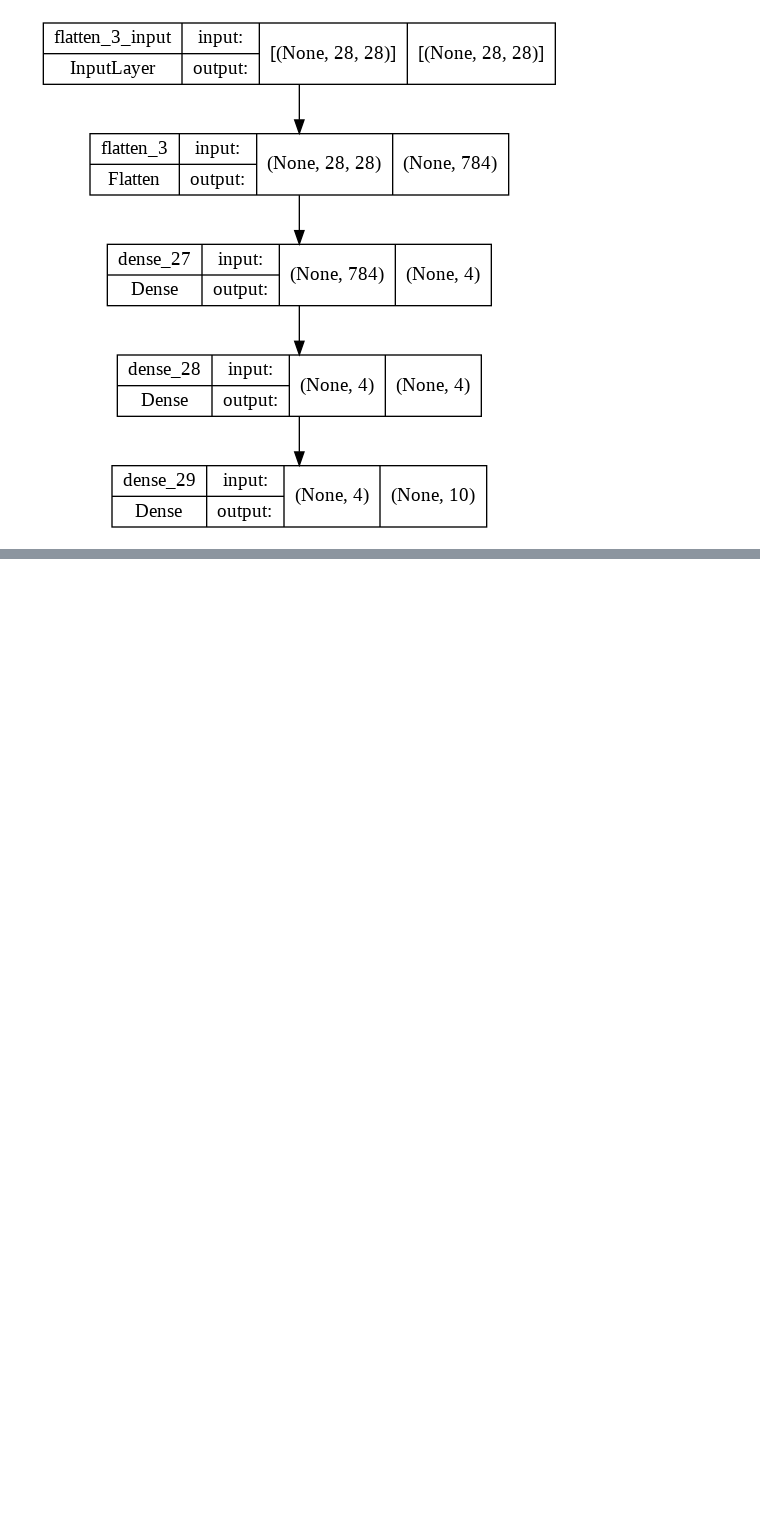
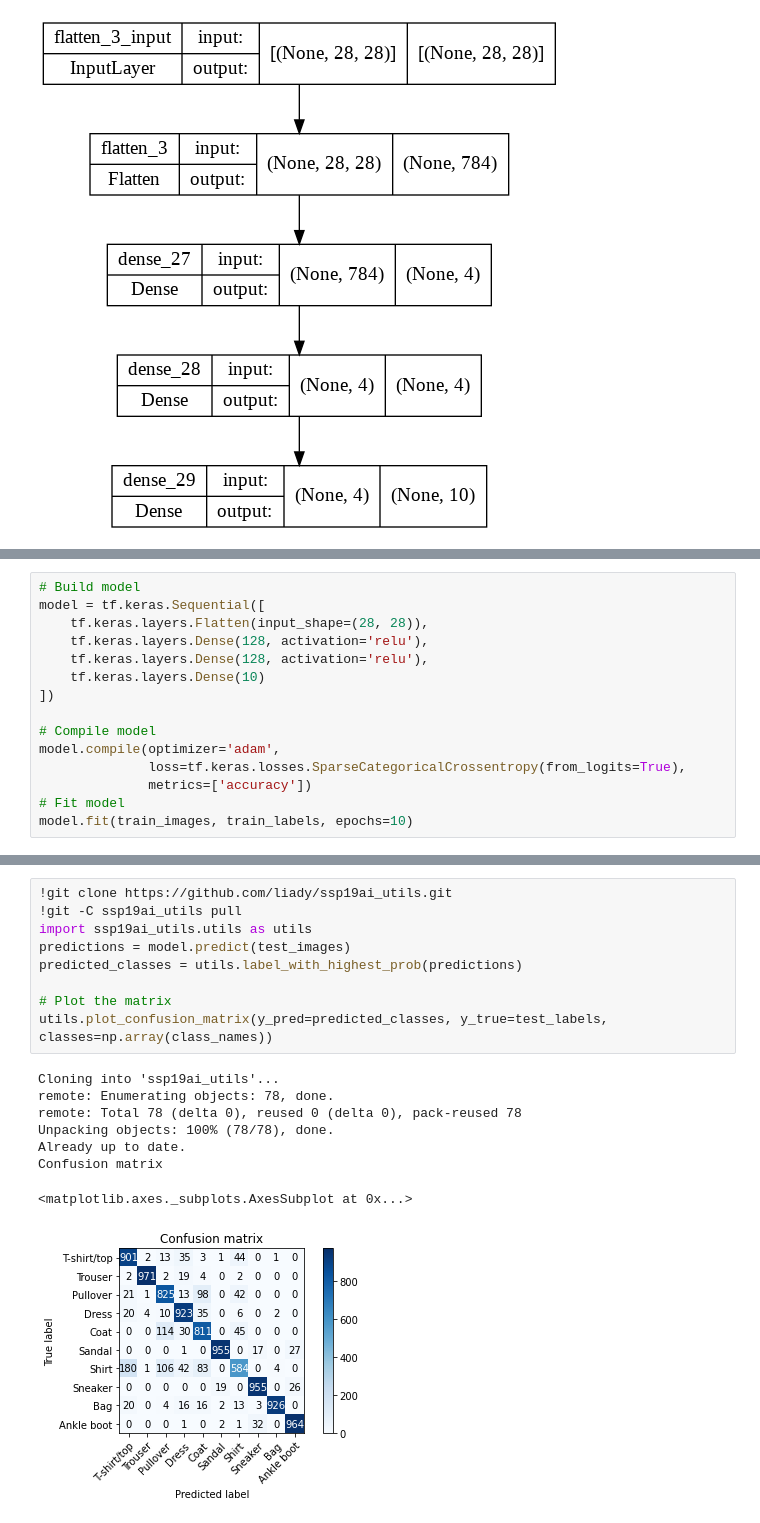
Before and after one commit to flaghunter21/TensorFlow-Practice, a Jupyter notebook: 02_neural_network_classification.ipynb, the cells around one changed output, grey strips where cells are left out. Cells and saved outputs as stored; diff of their text form; blank space fills up the shorter version.

```diff
--- a/02_neural_network_classification.ipynb
+++ b/02_neural_network_classification.ipynb
@@ -1058,0 +1250,15 @@ plot_model(model_14, show_shapes=True)
+# %%
+# Build model
+model = tf.keras.Sequential([
+    tf.keras.layers.Flatten(input_shape=(28, 28)),
+    tf.keras.layers.Dense(128, activation='relu'),
+    tf.keras.layers.Dense(128, activation='relu'),
+    tf.keras.layers.Dense(10)
+])
+
+# Compile model
+model.compile(optimizer='adam',
+              loss=tf.keras.losses.SparseCategoricalCrossentropy(from_logits=True),
+              metrics=['accuracy'])
+# Fit model
+model.fit(train_images, train_labels, epochs=10)
@@ -1058,0 +1292,18 @@ plot_model(model_14, show_shapes=True)
+# %%
+!git clone https://github.com/liady/ssp19ai_utils.git
+!git -C ssp19ai_utils pull
+import ssp19ai_utils.utils as utils
+predictions = model.predict(test_images)
+predicted_classes = utils.label_with_highest_prob(predictions)
+
+# Plot the matrix
+utils.plot_confusion_matrix(y_pred=predicted_classes, y_true=test_labels, classes=np.array(class_names))
+# %% [output]
+Cloning into 'ssp19ai_utils'...
+remote: Enumerating objects: 78, done.
+remote: Total 78 (delta 0), reused 0 (delta 0), pack-reused 78
+Unpacking objects: 100% (78/78), done.
+Already up to date.
+Confusion matrix
+<matplotlib.axes._subplots.AxesSubplot at 0x...>
+[figure, added]
```
Also changed, not shown: parts of 32 cells of this notebook.
